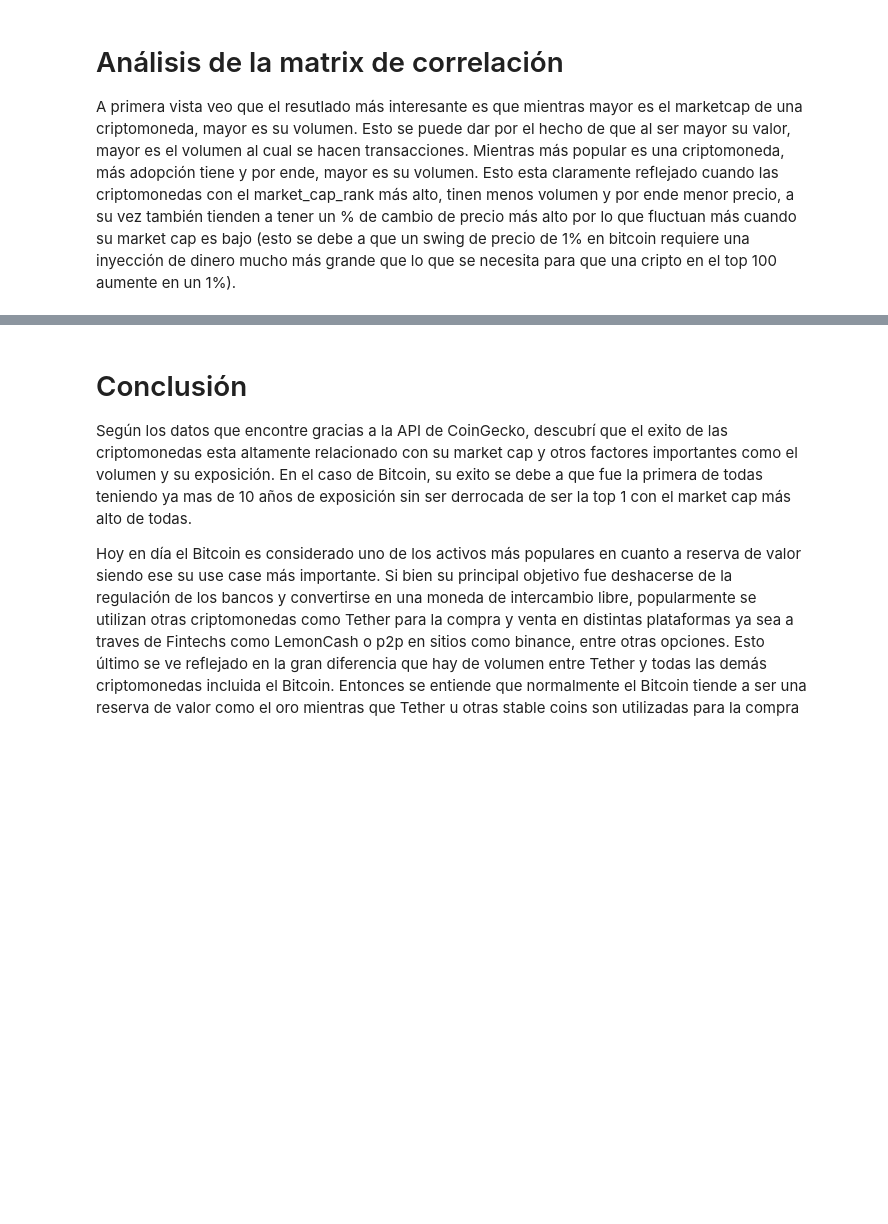
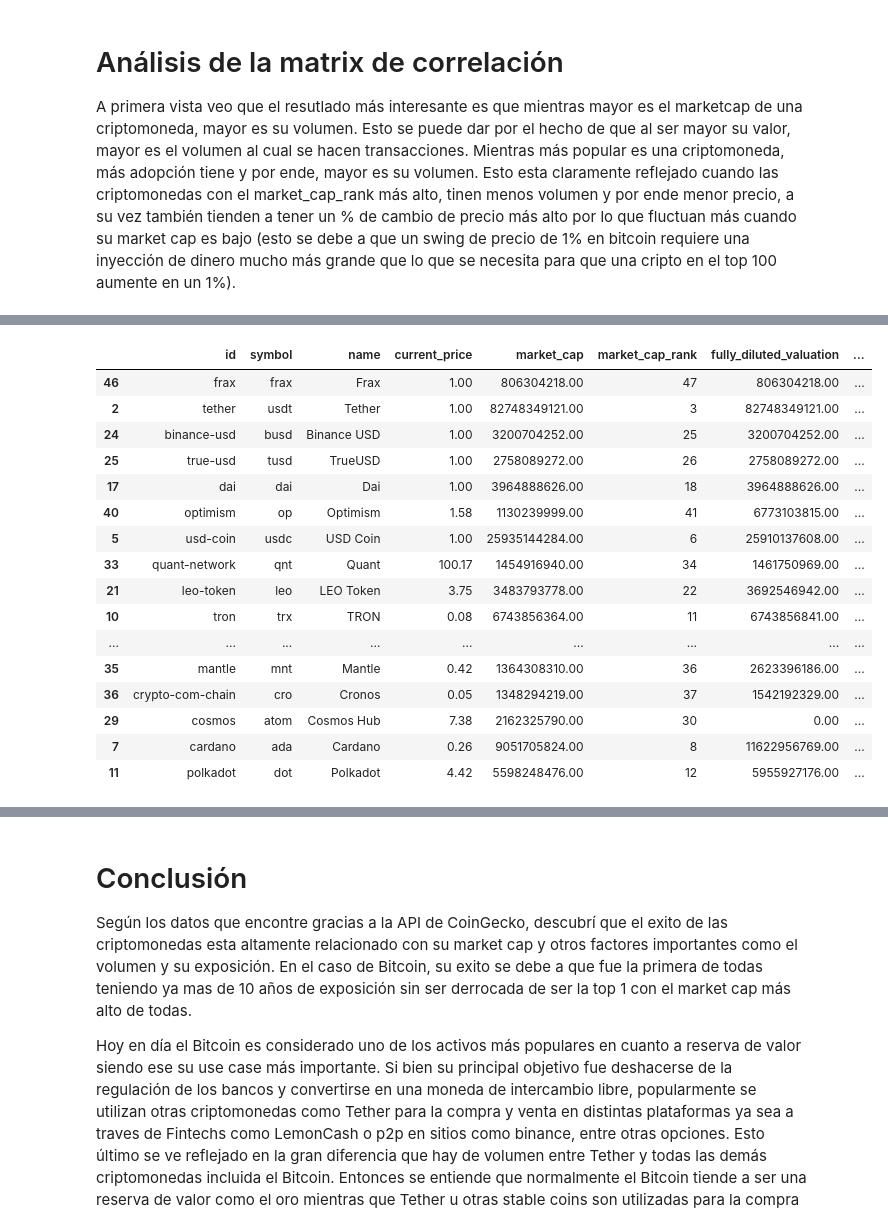
Before and after one commit to Naitais/crypto_dashboard_project, a Jupyter notebook: EDA.ipynb, the cells around one changed output, grey strips where cells are left out. Cells and saved outputs as stored; diff of their text form; code cells hidden in the pictures; blank space fills up the shorter version.

```diff
--- a/EDA.ipynb
+++ b/EDA.ipynb
@@ -300,0 +344,21 @@ df_top10
+# %%
+df_top10_by_volatility=df.sort_values(by="average_percentage_change_by_day", ascending=False).head(20)
+df_top10_by_volatility
+# %% [output]
+|  | id | symbol | name | current_price | market_cap | market_cap_rank | fully_diluted_valuation | ... |
+| 46 | frax | frax | Frax | 1.00 | 806304218.00 | 47 | 806304218.00 | ... |
+| 2 | tether | usdt | Tether | 1.00 | 82748349121.00 | 3 | 82748349121.00 | ... |
+| 24 | binance-usd | busd | Binance USD | 1.00 | 3200704252.00 | 25 | 3200704252.00 | ... |
+| 25 | true-usd | tusd | TrueUSD | 1.00 | 2758089272.00 | 26 | 2758089272.00 | ... |
+| 17 | dai | dai | Dai | 1.00 | 3964888626.00 | 18 | 3964888626.00 | ... |
+| 40 | optimism | op | Optimism | 1.58 | 1130239999.00 | 41 | 6773103815.00 | ... |
+| 5 | usd-coin | usdc | USD Coin | 1.00 | 25935144284.00 | 6 | 25910137608.00 | ... |
+| 33 | quant-network | qnt | Quant | 100.17 | 1454916940.00 | 34 | 1461750969.00 | ... |
+| 21 | leo-token | leo | LEO Token | 3.75 | 3483793778.00 | 22 | 3692546942.00 | ... |
+| 10 | tron | trx | TRON | 0.08 | 6743856364.00 | 11 | 6743856841.00 | ... |
+| ... | ... | ... | ... | ... | ... | ... | ... | ... |
+| 35 | mantle | mnt | Mantle | 0.42 | 1364308310.00 | 36 | 2623396186.00 | ... |
+| 36 | crypto-com-chain | cro | Cronos | 0.05 | 1348294219.00 | 37 | 1542192329.00 | ... |
+| 29 | cosmos | atom | Cosmos Hub | 7.38 | 2162325790.00 | 30 | 0.00 | ... |
+| 7 | cardano | ada | Cardano | 0.26 | 9051705824.00 | 8 | 11622956769.00 | ... |
+| 11 | polkadot | dot | Polkadot | 4.42 | 5598248476.00 | 12 | 5955927176.00 | ... |
```
Also changed, not shown: parts of 10 cells of this notebook.
